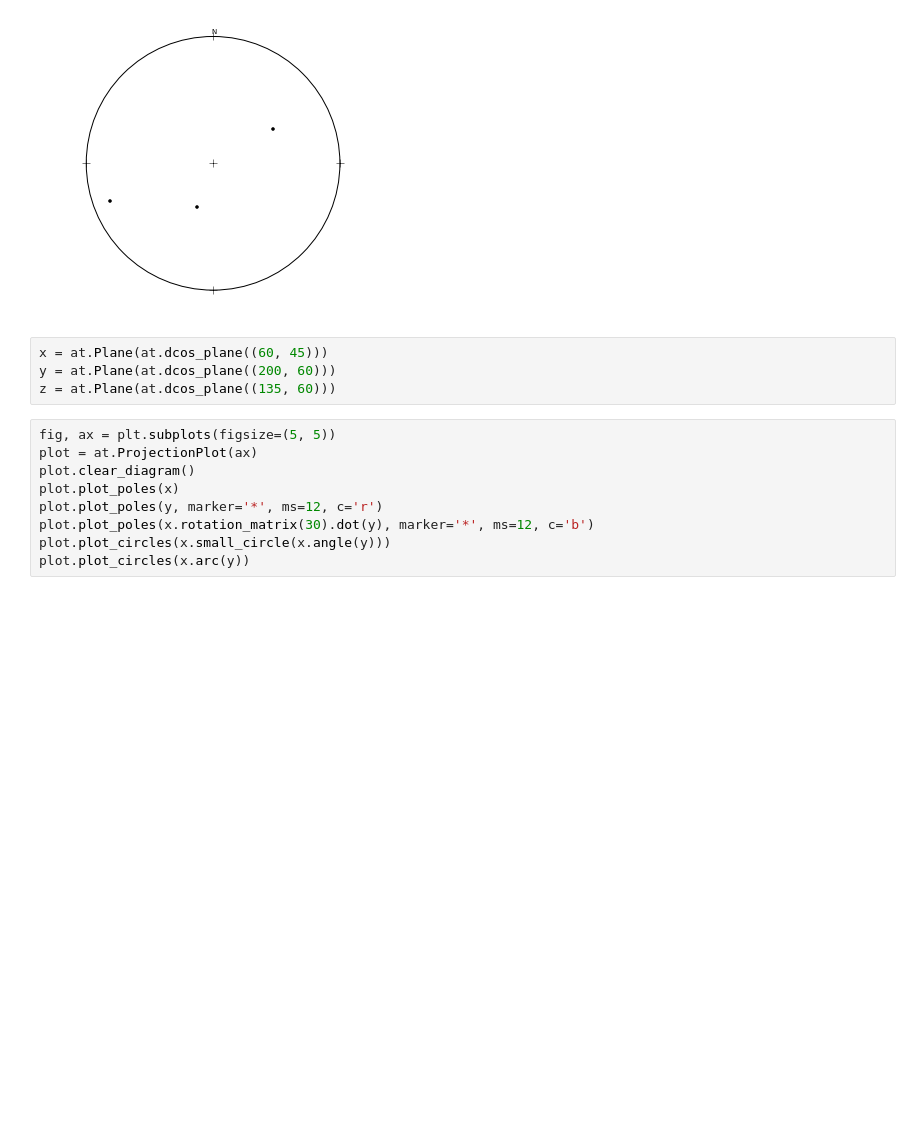
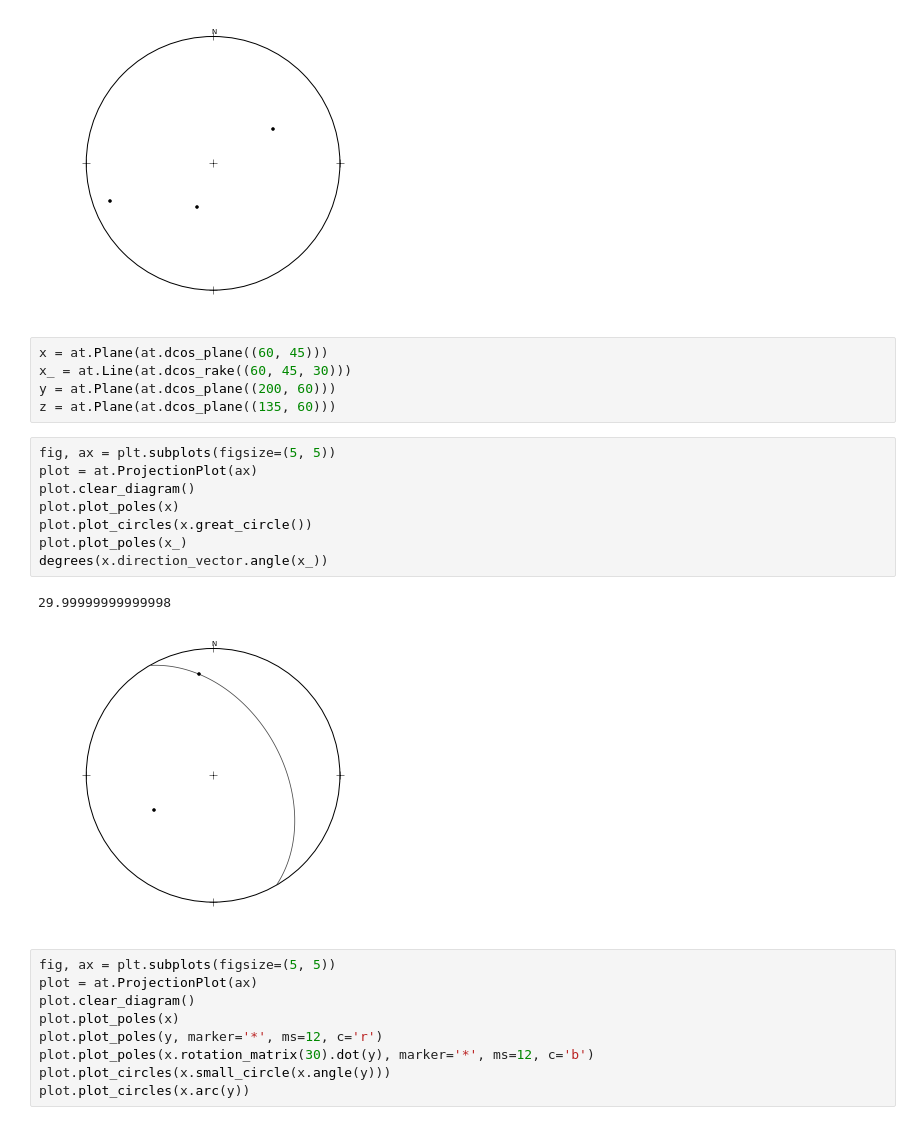
Before and after one commit to endarthur/autti, a Jupyter notebook: auttitude_testing.ipynb, the cells around one changed output. Drawn from its saved outputs; the diff is of its cells as text; blank space fills up the shorter version.

```diff
--- a/auttitude_testing.ipynb
+++ b/auttitude_testing.ipynb
@@ -29,8 +26,20 @@ plot.plot_poles(data_lines)
 [figure]
 # %%
 x = at.Plane(at.dcos_plane((60, 45)))
+x_ = at.Line(at.dcos_rake((60, 45, 30)))
 y = at.Plane(at.dcos_plane((200, 60)))
 z = at.Plane(at.dcos_plane((135, 60)))
+# %%
+fig, ax = plt.subplots(figsize=(5, 5))
+plot = at.ProjectionPlot(ax)
+plot.clear_diagram()
+plot.plot_poles(x)
+plot.plot_circles(x.great_circle())
+plot.plot_poles(x_)
+degrees(x.direction_vector.angle(x_))
+# %% [output]
+29.99999999999998
+[figure, added]
 # %%
 fig, ax = plt.subplots(figsize=(5, 5))
 plot = at.ProjectionPlot(ax)
```
Also changed, not shown: parts of 1 cell of this notebook, 3 other files.
